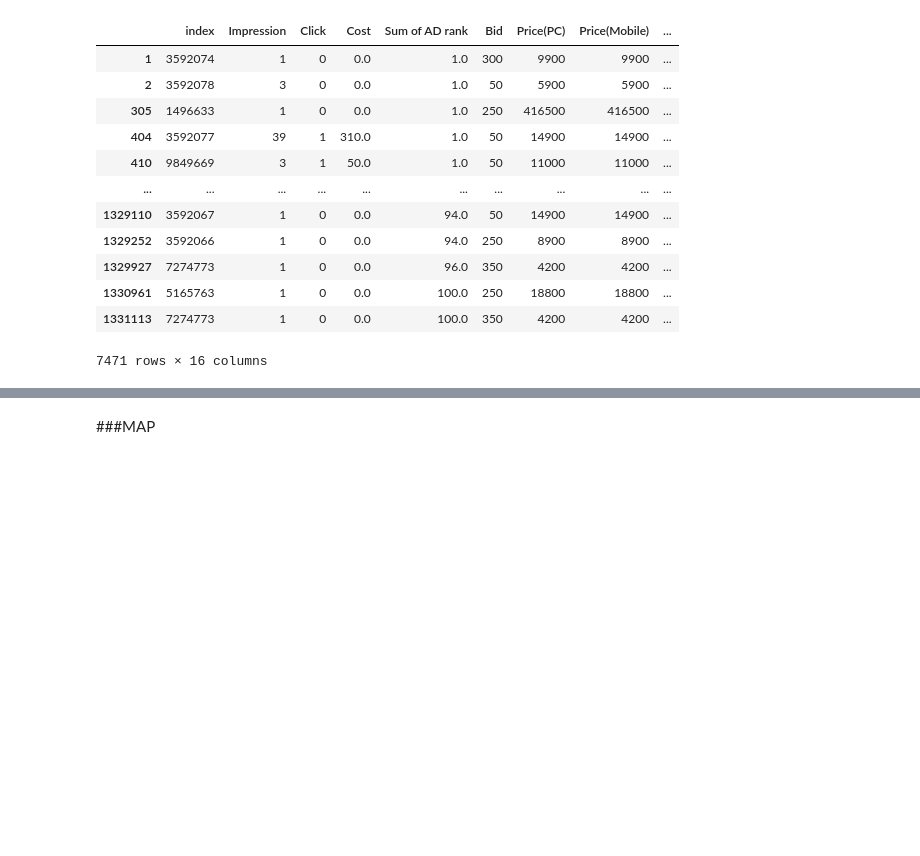
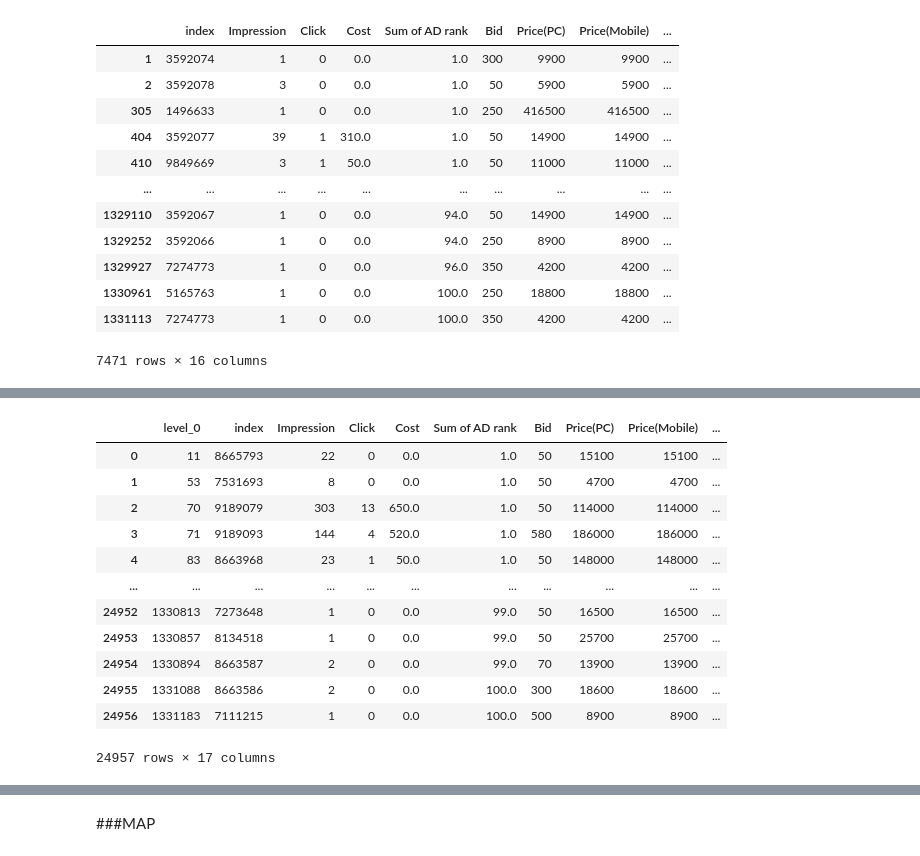
Before and after one commit to rapu34/A1_performance_factory_Aveners, a Jupyter notebook: 평가모델.ipynb, the cells around one changed output, grey strips where cells are left out. Drawn from its saved outputs; the diff is of its cells as text; code cells hidden in the pictures; blank space fills up the shorter version.

```diff
--- a/평가모델.ipynb
+++ b/평가모델.ipynb
@@ -339,0 +363,18 @@ cosmetic
+# %%
+childcare_products = bidding_rank[(bidding_rank['Category Name 1'] == '출산/육아')]
+childcare_products = childcare_products.reset_index()
+childcare_products
+# %% [output]
+|  | level_0 | index | Impression | Click | Cost | Sum of AD rank | Bid | Price(PC) | Price(Mobile) | ... |
+| 0 | 11 | 8665793 | 22 | 0 | 0.0 | 1.0 | 50 | 15100 | 15100 | ... |
+| 1 | 53 | 7531693 | 8 | 0 | 0.0 | 1.0 | 50 | 4700 | 4700 | ... |
+| 2 | 70 | 9189079 | 303 | 13 | 650.0 | 1.0 | 50 | 114000 | 114000 | ... |
+| 3 | 71 | 9189093 | 144 | 4 | 520.0 | 1.0 | 580 | 186000 | 186000 | ... |
+| 4 | 83 | 8663968 | 23 | 1 | 50.0 | 1.0 | 50 | 148000 | 148000 | ... |
+| ... | ... | ... | ... | ... | ... | ... | ... | ... | ... | ... |
+| 24952 | 1330813 | 7273648 | 1 | 0 | 0.0 | 99.0 | 50 | 16500 | 16500 | ... |
+| 24953 | 1330857 | 8134518 | 1 | 0 | 0.0 | 99.0 | 50 | 25700 | 25700 | ... |
+| 24954 | 1330894 | 8663587 | 2 | 0 | 0.0 | 99.0 | 70 | 13900 | 13900 | ... |
+| 24955 | 1331088 | 8663586 | 2 | 0 | 0.0 | 100.0 | 300 | 18600 | 18600 | ... |
+| 24956 | 1331183 | 7111215 | 1 | 0 | 0.0 | 100.0 | 500 | 8900 | 8900 | ... |
+24957 rows × 17 columns
```
Also changed, not shown: parts of 69 cells of this notebook.
